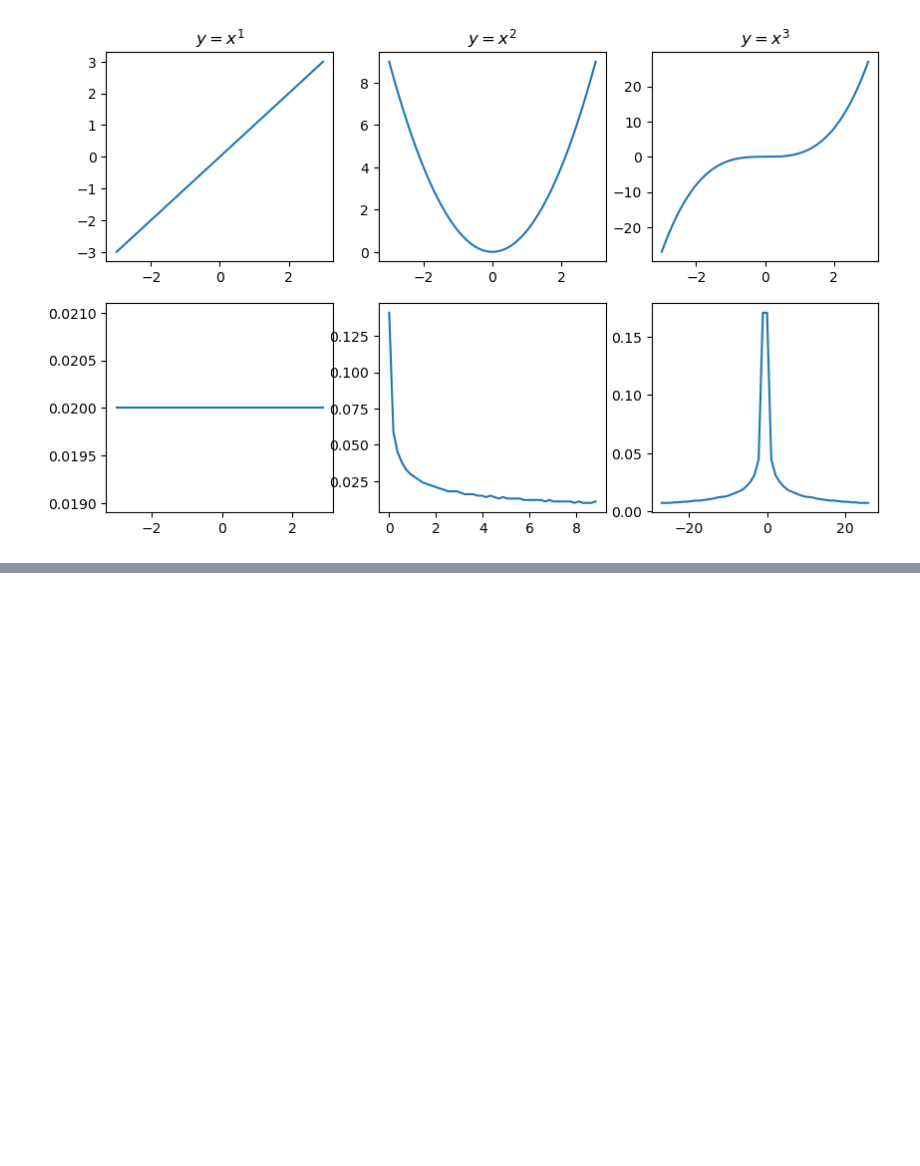
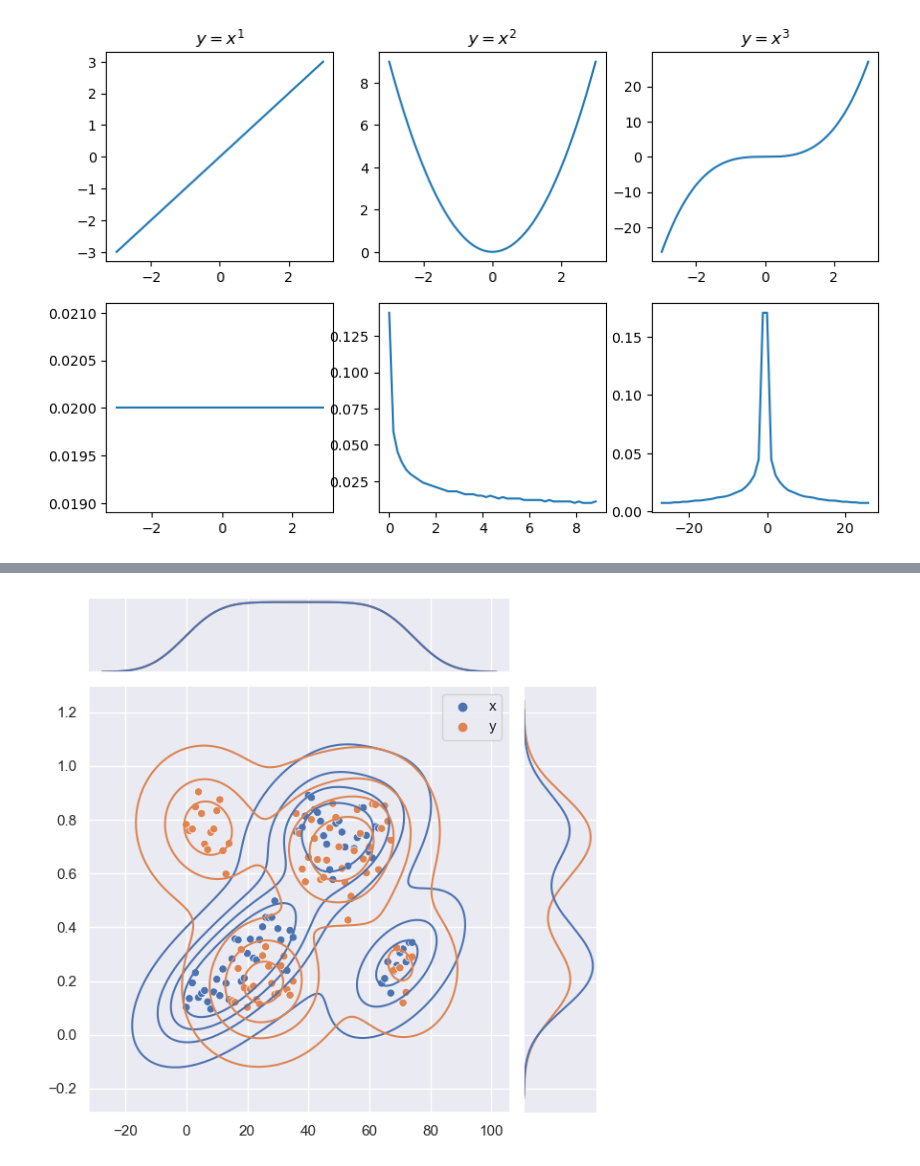
Before and after one commit to Kantulaev/ML_projects, a Jupyter notebook: lesson_11_probability_and_hists.ipynb, the cells around one changed output, grey strips where cells are left out. Saved outputs shown, nothing was run; the diff lists cells and outputs as text; code cells hidden in the pictures; blank space fills up the shorter version.

```diff
--- a/lesson_11_probability_and_hists.ipynb
+++ b/lesson_11_probability_and_hists.ipynb
@@ -53,0 +103,8 @@ plt.plot(range(1, 7), pureprobs, 'ms-',markersize=10, color='m')
+# %%
+sns.set()
+data = pd.read_csv('photos/data.csv', header=None, names=['x', 'y'])
+sns.jointplot(data, kind='kde',
+              levels=5).plot_joint(sns.scatterplot)
+plt.show()
+# %% [output]
+[figure, added]
```
Also changed, not shown: parts of 4 cells of this notebook, 1 other file.
